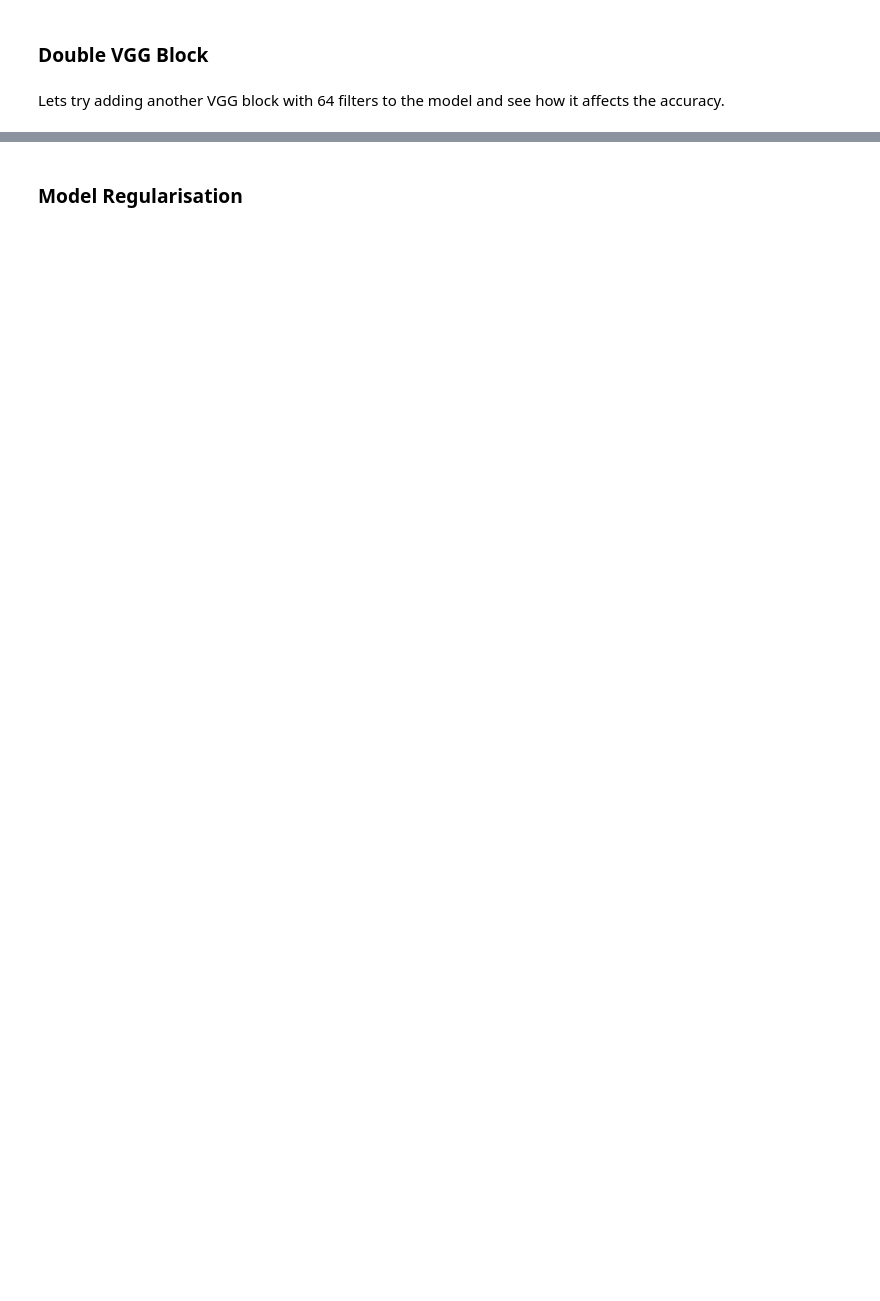
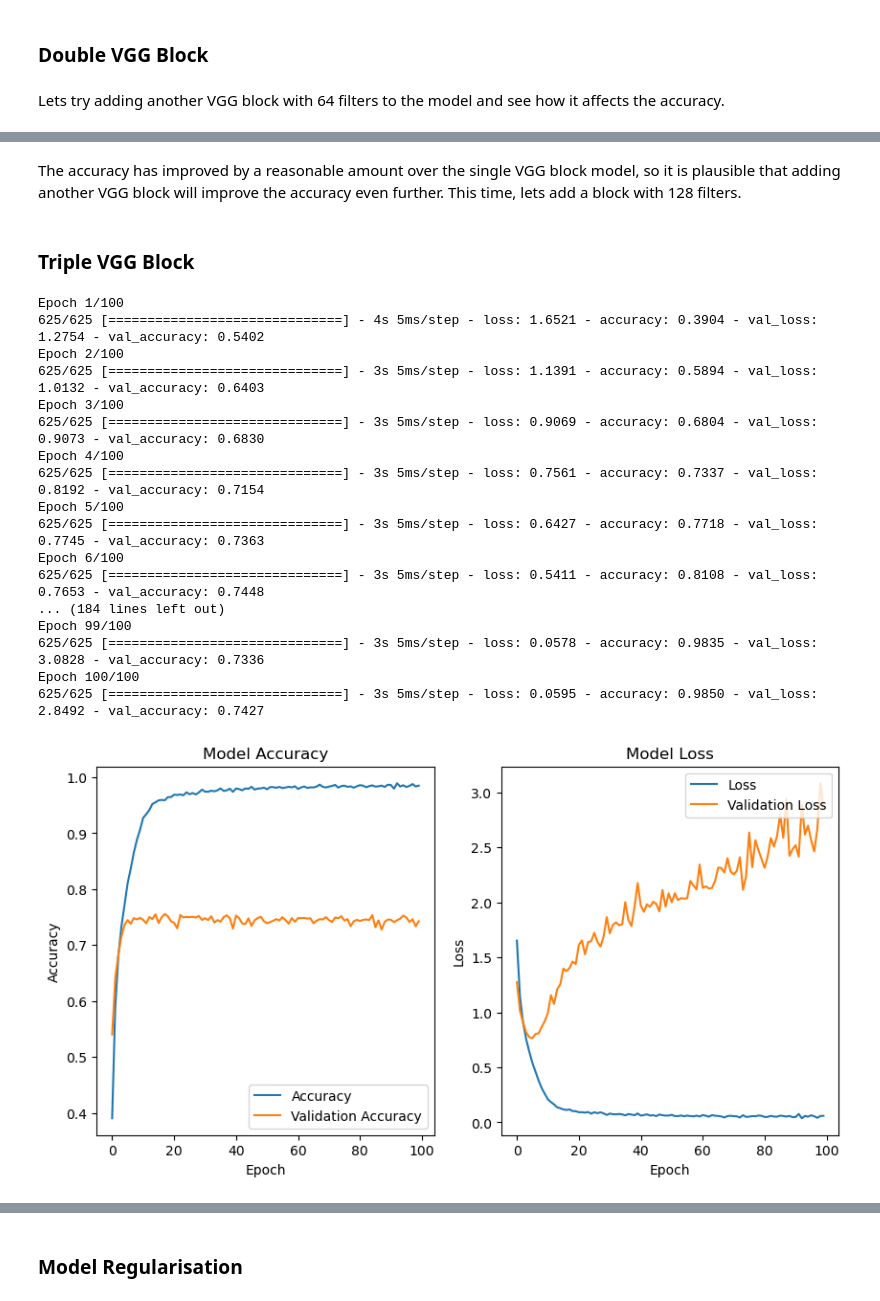
Before and after one commit to camwhite18/ml-model-comparison, a Jupyter notebook: cnn.ipynb, the cells around one changed output, grey strips where cells are left out. Cells and saved outputs as stored; diff of their text form; code cells hidden in the pictures; blank space fills up the shorter version.

```diff
--- a/cnn.ipynb
+++ b/cnn.ipynb
@@ -563,0 +546,39 @@ test_model(vgg_double_block_model)
+# %% [markdown]
+The accuracy has improved by a reasonable amount over the single VGG block model, so it is plausible that adding another VGG block will improve the accuracy even further. This time, lets add a block with 128 filters.
+# %% [markdown]
+### Triple VGG Block
+# %%
+vgg_triple_block_model = Sequential([
+    VGGBlock(filters=32, activation='relu', input_shape=(32, 32, 3)),
+    VGGBlock(filters=64, activation='relu'),
+    VGGBlock(filters=128, activation='relu'),
+    Flatten(),
+    Dense(128, activation='relu'),
+    Dense(10, activation='softmax')
+])
+vgg_triple_block_model.compile(optimizer='adam',
+                               loss='categorical_crossentropy',
+                               metrics=['accuracy'])
+# %%
+train_history = vgg_triple_block_model.fit(x_train, y_train, batch_size=64, epochs=100,
+                                           validation_data=(x_test, y_test))
+plot_training_accuracy_loss(train_history)
+# %% [output]
+Epoch 1/100
+625/625 [==============================] - 4s 5ms/step - loss: 1.6521 - accuracy: 0.3904 - val_loss: 1.2754 - val_accuracy: 0.5402
+Epoch 2/100
+625/625 [==============================] - 3s 5ms/step - loss: 1.1391 - accuracy: 0.5894 - val_loss: 1.0132 - val_accuracy: 0.6403
+Epoch 3/100
+625/625 [==============================] - 3s 5ms/step - loss: 0.9069 - accuracy: 0.6804 - val_loss: 0.9073 - val_accuracy: 0.6830
+Epoch 4/100
+625/625 [==============================] - 3s 5ms/step - loss: 0.7561 - accuracy: 0.7337 - val_loss: 0.8192 - val_accuracy: 0.7154
+Epoch 5/100
+625/625 [==============================] - 3s 5ms/step - loss: 0.6427 - accuracy: 0.7718 - val_loss: 0.7745 - val_accuracy: 0.7363
+Epoch 6/100
+625/625 [==============================] - 3s 5ms/step - loss: 0.5411 - accuracy: 0.8108 - val_loss: 0.7653 - val_accuracy: 0.7448
+... (184 lines left out)
+Epoch 99/100
+625/625 [==============================] - 3s 5ms/step - loss: 0.0578 - accuracy: 0.9835 - val_loss: 3.0828 - val_accuracy: 0.7336
+Epoch 100/100
+625/625 [==============================] - 3s 5ms/step - loss: 0.0595 - accuracy: 0.9850 - val_loss: 2.8492 - val_accuracy: 0.7427
+[figure, added]
```
Also changed, not shown: parts of 74 cells of this notebook.
